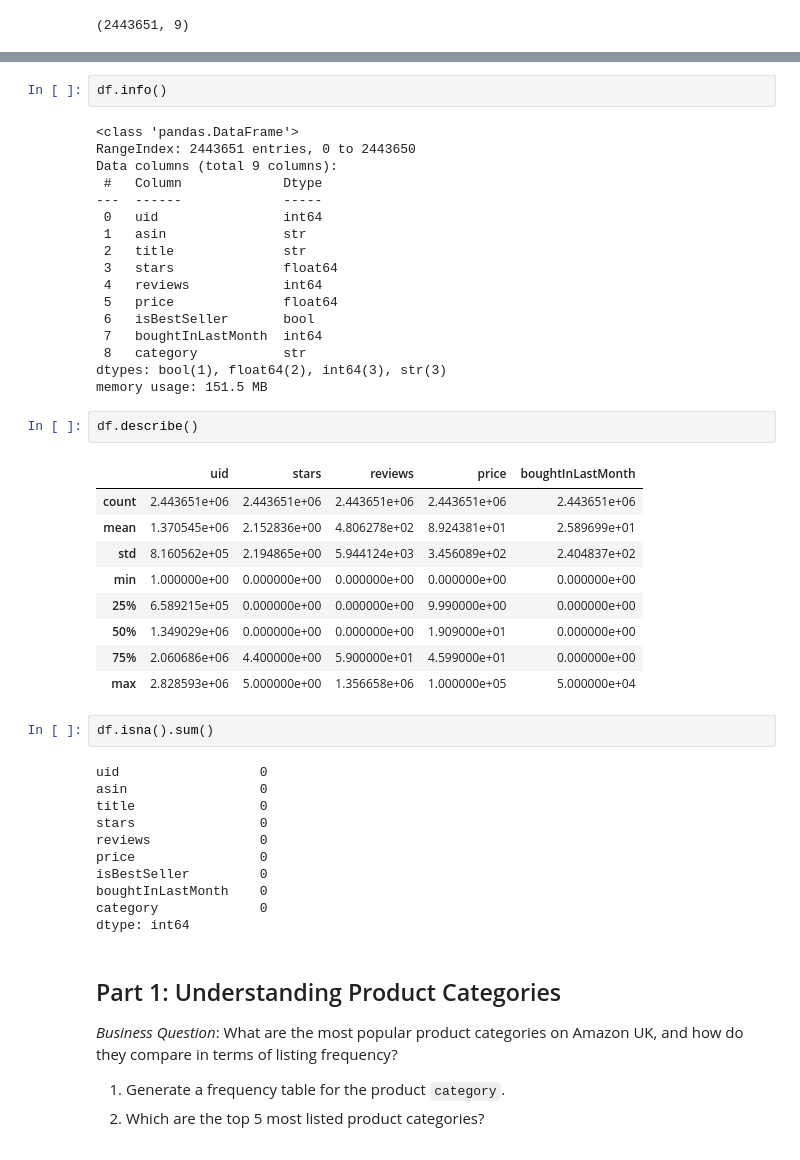
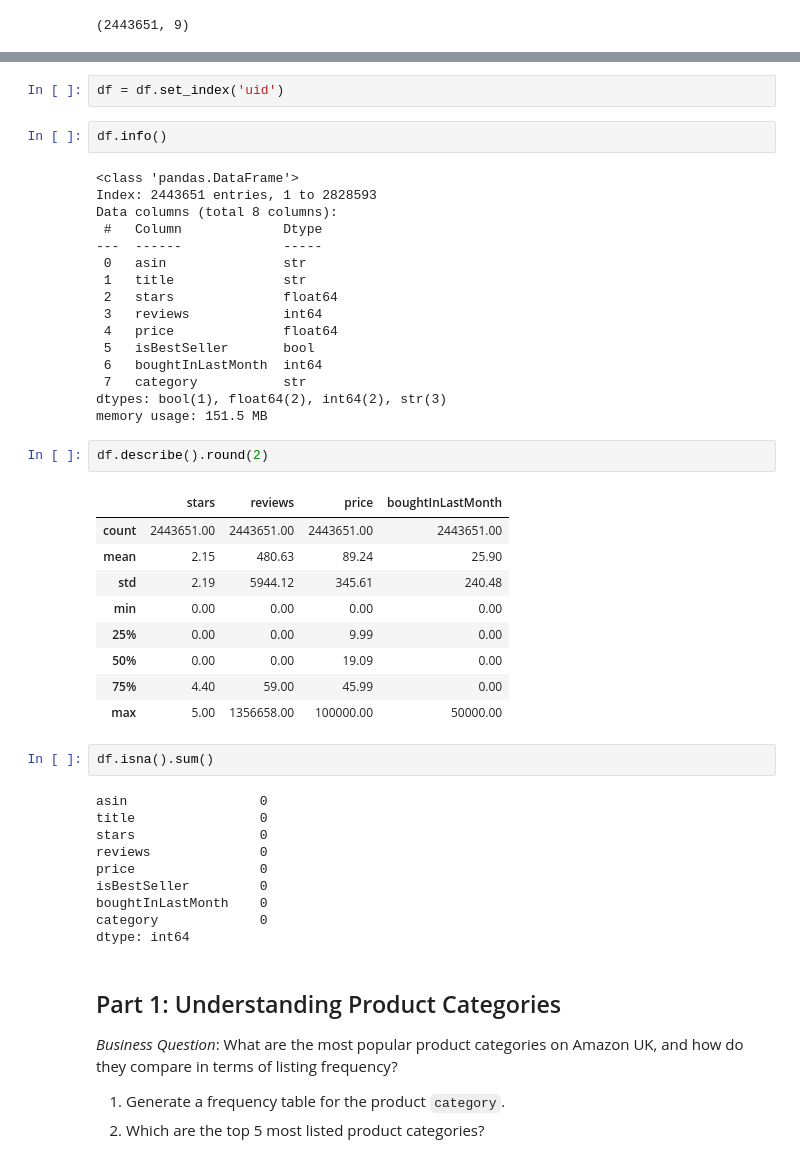
Before and after one commit to data-bootcamp-v4/lab-eda-univariate, a Jupyter notebook: lab_eda_univariate.ipynb, the cells around one changed output, grey strips where cells are left out. Saved outputs shown, nothing was run; the diff lists cells and outputs as text.

```diff
--- a/lab_eda_univariate.ipynb
+++ b/lab_eda_univariate.ipynb
@@ -19,41 +19,41 @@ df.head()
 | 2 | 3 | B09B8YWXDF | Echo Dot (5th generation, 2022 re... | 4.7 | 15308 | 21.99 | False | 0 | Hi-Fi Speakers |
 | 3 | 4 | B09B8T5VGV | Echo Dot with clock (5th generati... | 4.7 | 7205 | 31.99 | False | 0 | Hi-Fi Speakers |
 | 4 | 5 | B09WX6QD65 | Introducing Echo Pop | Full sound... | 4.6 | 1881 | 17.99 | False | 0 | Hi-Fi Speakers |
+# %%
+df = df.set_index('uid')
 # %%
 df.info()
 # %% [output]
 <class 'pandas.DataFrame'>
-RangeIndex: 2443651 entries, 0 to 2443650
-Data columns (total 9 columns):
+Index: 2443651 entries, 1 to 2828593
+Data columns (total 8 columns):
  #   Column             Dtype
 ---  ------             -----
- 0   uid                int64
- 1   asin               str
- 2   title              str
- 3   stars              float64
- 4   reviews            int64
- 5   price              float64
- 6   isBestSeller       bool
- 7   boughtInLastMonth  int64
- 8   category           str
-dtypes: bool(1), float64(2), int64(3), str(3)
+ 0   asin               str
+ 1   title              str
+ 2   stars              float64
+ 3   reviews            int64
+ 4   price              float64
+ 5   isBestSeller       bool
+ 6   boughtInLastMonth  int64
+ 7   category           str
+dtypes: bool(1), float64(2), int64(2), str(3)
 memory usage: 151.5 MB
 # %%
-df.describe()
+df.describe().round(2)
 # %% [output]
-|  | uid | stars | reviews | price | boughtInLastMonth |
-| count | 2.443651e+06 | 2.443651e+06 | 2.443651e+06 | 2.443651e+06 | 2.443651e+06 |
-| mean | 1.370545e+06 | 2.152836e+00 | 4.806278e+02 | 8.924381e+01 | 2.589699e+01 |
-| std | 8.160562e+05 | 2.194865e+00 | 5.944124e+03 | 3.456089e+02 | 2.404837e+02 |
-| min | 1.000000e+00 | 0.000000e+00 | 0.000000e+00 | 0.000000e+00 | 0.000000e+00 |
-| 25% | 6.589215e+05 | 0.000000e+00 | 0.000000e+00 | 9.990000e+00 | 0.000000e+00 |
-| 50% | 1.349029e+06 | 0.000000e+00 | 0.000000e+00 | 1.909000e+01 | 0.000000e+00 |
-| 75% | 2.060686e+06 | 4.400000e+00 | 5.900000e+01 | 4.599000e+01 | 0.000000e+00 |
-| max | 2.828593e+06 | 5.000000e+00 | 1.356658e+06 | 1.000000e+05 | 5.000000e+04 |
+|  | stars | reviews | price | boughtInLastMonth |
+| count | 2443651.00 | 2443651.00 | 2443651.00 | 2443651.00 |
+| mean | 2.15 | 480.63 | 89.24 | 25.90 |
+| std | 2.19 | 5944.12 | 345.61 | 240.48 |
+| min | 0.00 | 0.00 | 0.00 | 0.00 |
+| 25% | 0.00 | 0.00 | 9.99 | 0.00 |
+| 50% | 0.00 | 0.00 | 19.09 | 0.00 |
+| 75% | 4.40 | 59.00 | 45.99 | 0.00 |
+| max | 5.00 | 1356658.00 | 100000.00 | 50000.00 |
 # %%
 df.isna().sum()
 # %% [output]
-uid                  0
 asin                 0
 title                0
 stars                0
```
Also changed, not shown: parts of 28 cells of this notebook.
